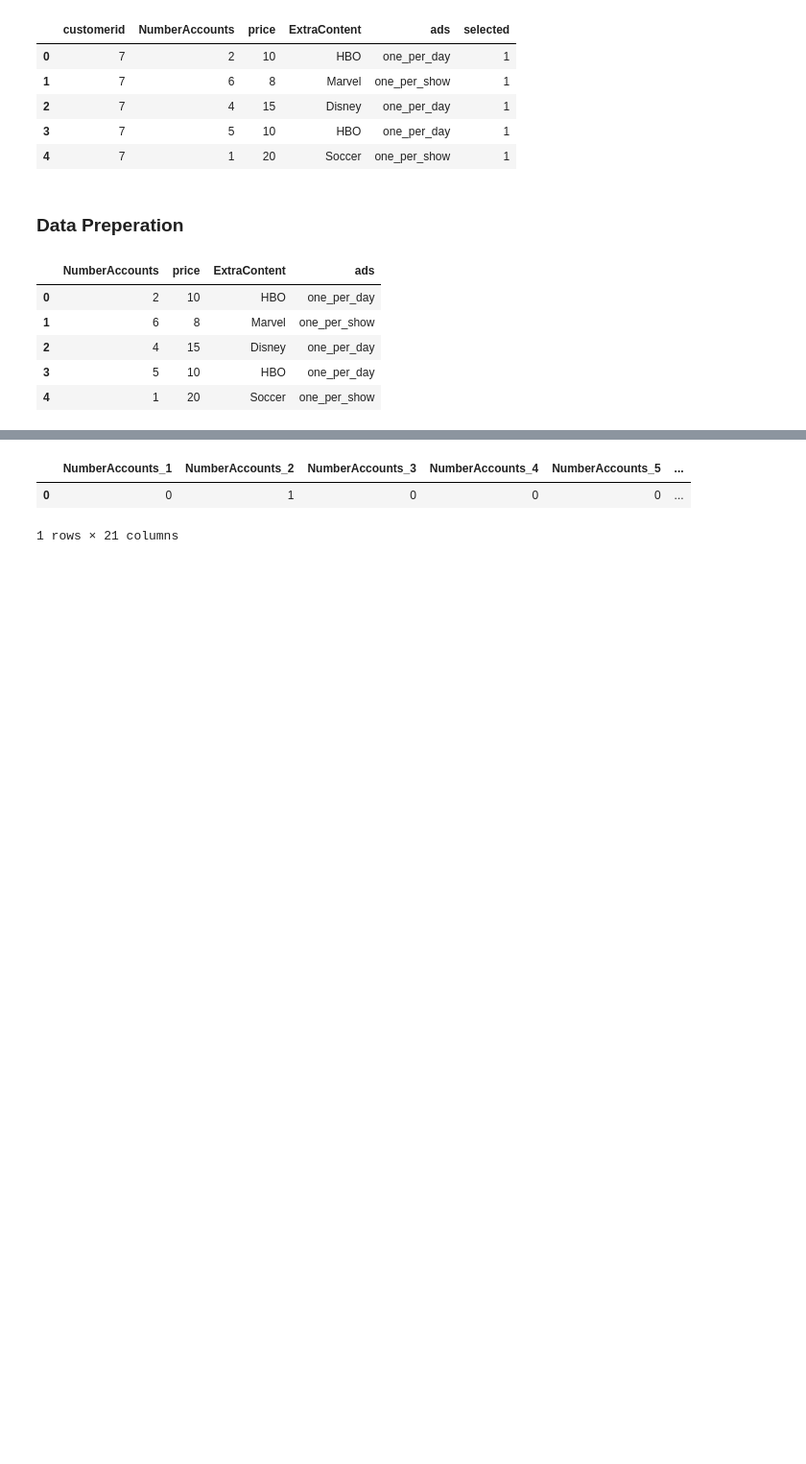
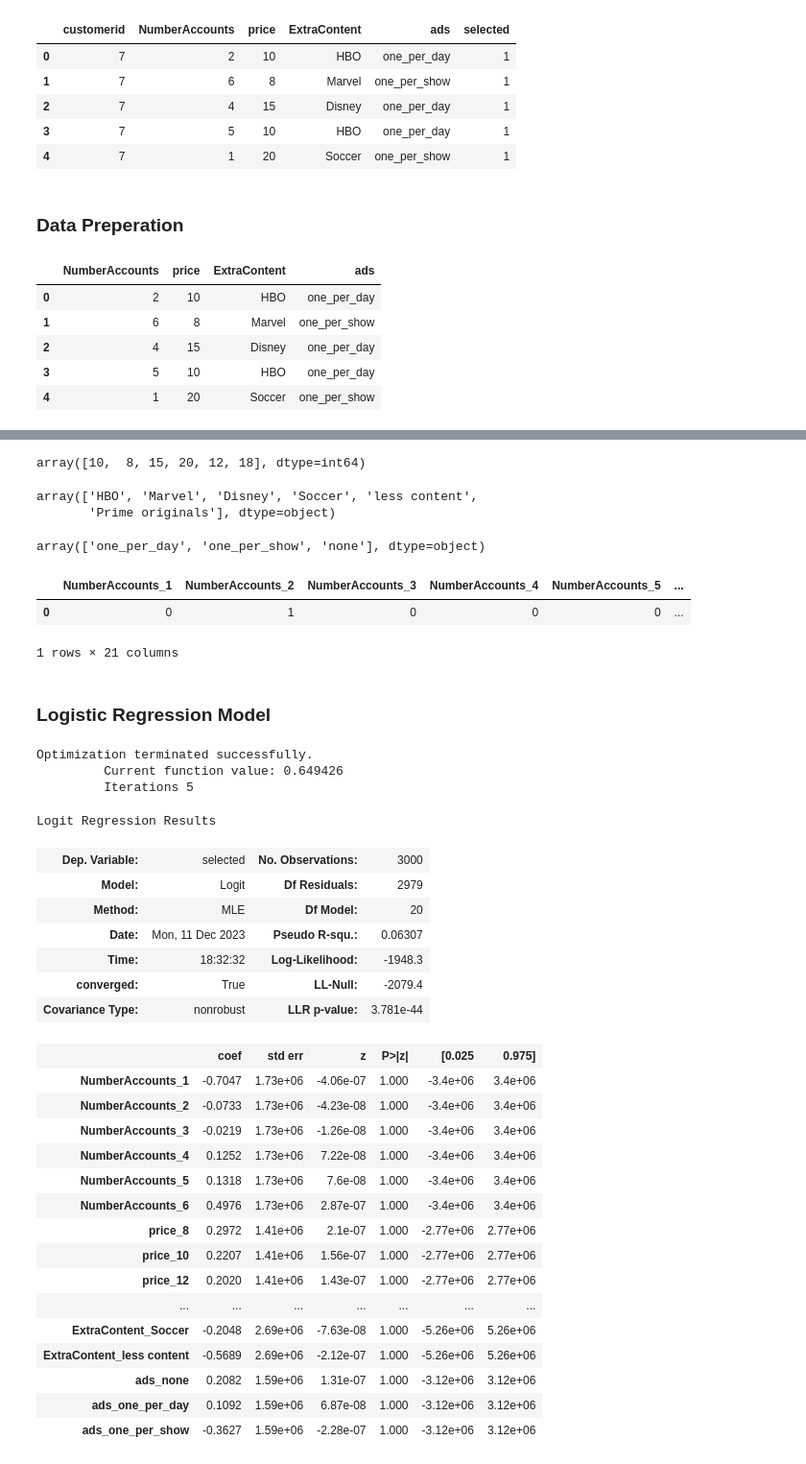
Before and after one commit to JiayiD77/Conjoint-Analysis, a Jupyter notebook: conjoint_analysis.ipynb, the cells around one changed output, grey strips where cells are left out. Shown at 96% size. Cells and saved outputs as stored; diff of their text form; code cells hidden in the pictures; blank space fills up the shorter version.

```diff
--- a/conjoint_analysis.ipynb
+++ b/conjoint_analysis.ipynb
@@ -31,2 +41,15 @@ X.head()
+# %%
+X['price'].unique()
+# %% [output]
+array([10,  8, 15, 20, 12, 18], dtype=int64)
+# %%
+X['ExtraContent'].unique()
+# %% [output]
+array(['HBO', 'Marvel', 'Disney', 'Soccer', 'less content',
+       'Prime originals'], dtype=object)
+# %%
+X['ads'].unique()
+# %% [output]
+array(['one_per_day', 'one_per_show', 'none'], dtype=object)
 # %%
 # One-hot encode the features
@@ -36,3 +59,36 @@ X.head(1)
 |  | NumberAccounts_1 | NumberAccounts_2 | NumberAccounts_3 | NumberAccounts_4 | NumberAccounts_5 | ... |
 | 0 | 0 | 1 | 0 | 0 | 0 | ... |
 1 rows × 21 columns
+# %% [markdown]
+### Logistic Regression Model
+# %%
+model = sm.Logit(y, X_dummy).fit()
+model.summary()
+# %% [output]
+Optimization terminated successfully.
+         Current function value: 0.649426
+         Iterations 5
+Logit Regression Results
+| Dep. Variable: | selected | No. Observations: | 3000 |
+| Model: | Logit | Df Residuals: | 2979 |
+| Method: | MLE | Df Model: | 20 |
+| Date: | Mon, 11 Dec 2023 | Pseudo R-squ.: | 0.06307 |
+| Time: | 18:32:32 | Log-Likelihood: | -1948.3 |
+| converged: | True | LL-Null: | -2079.4 |
+| Covariance Type: | nonrobust | LLR p-value: | 3.781e-44 |
+|  | coef | std err | z | P>|z| | [0.025 | 0.975] |
+| NumberAccounts_1 | -0.7047 | 1.73e+06 | -4.06e-07 | 1.000 | -3.4e+06 | 3.4e+06 |
+| NumberAccounts_2 | -0.0733 | 1.73e+06 | -4.23e-08 | 1.000 | -3.4e+06 | 3.4e+06 |
+| NumberAccounts_3 | -0.0219 | 1.73e+06 | -1.26e-08 | 1.000 | -3.4e+06 | 3.4e+06 |
+| NumberAccounts_4 | 0.1252 | 1.73e+06 | 7.22e-08 | 1.000 | -3.4e+06 | 3.4e+06 |
+| NumberAccounts_5 | 0.1318 | 1.73e+06 | 7.6e-08 | 1.000 | -3.4e+06 | 3.4e+06 |
+| NumberAccounts_6 | 0.4976 | 1.73e+06 | 2.87e-07 | 1.000 | -3.4e+06 | 3.4e+06 |
+| price_8 | 0.2972 | 1.41e+06 | 2.1e-07 | 1.000 | -2.77e+06 | 2.77e+06 |
+| price_10 | 0.2207 | 1.41e+06 | 1.56e-07 | 1.000 | -2.77e+06 | 2.77e+06 |
+| price_12 | 0.2020 | 1.41e+06 | 1.43e-07 | 1.000 | -2.77e+06 | 2.77e+06 |
+| ... | ... | ... | ... | ... | ... | ... |
+| ExtraContent_Soccer | -0.2048 | 2.69e+06 | -7.63e-08 | 1.000 | -5.26e+06 | 5.26e+06 |
+| ExtraContent_less content | -0.5689 | 2.69e+06 | -2.12e-07 | 1.000 | -5.26e+06 | 5.26e+06 |
+| ads_none | 0.2082 | 1.59e+06 | 1.31e-07 | 1.000 | -3.12e+06 | 3.12e+06 |
+| ads_one_per_day | 0.1092 | 1.59e+06 | 6.87e-08 | 1.000 | -3.12e+06 | 3.12e+06 |
+| ads_one_per_show | -0.3627 | 1.59e+06 | -2.28e-07 | 1.000 | -3.12e+06 | 3.12e+06 |
```
Also changed, not shown: parts of 9 cells of this notebook.
